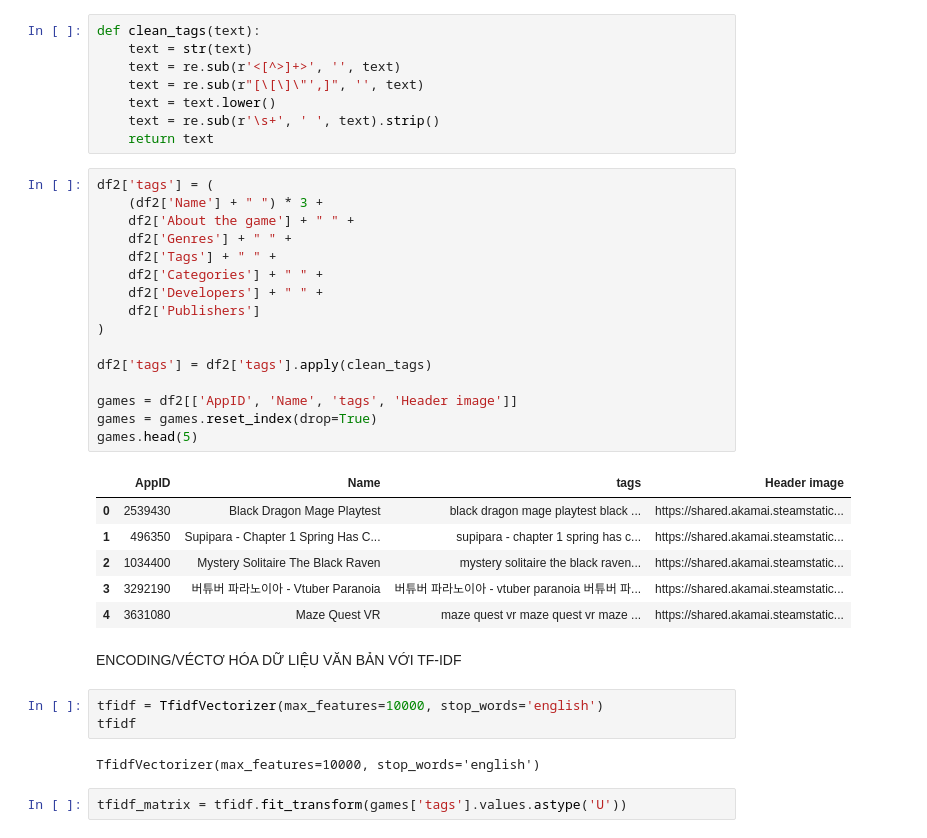
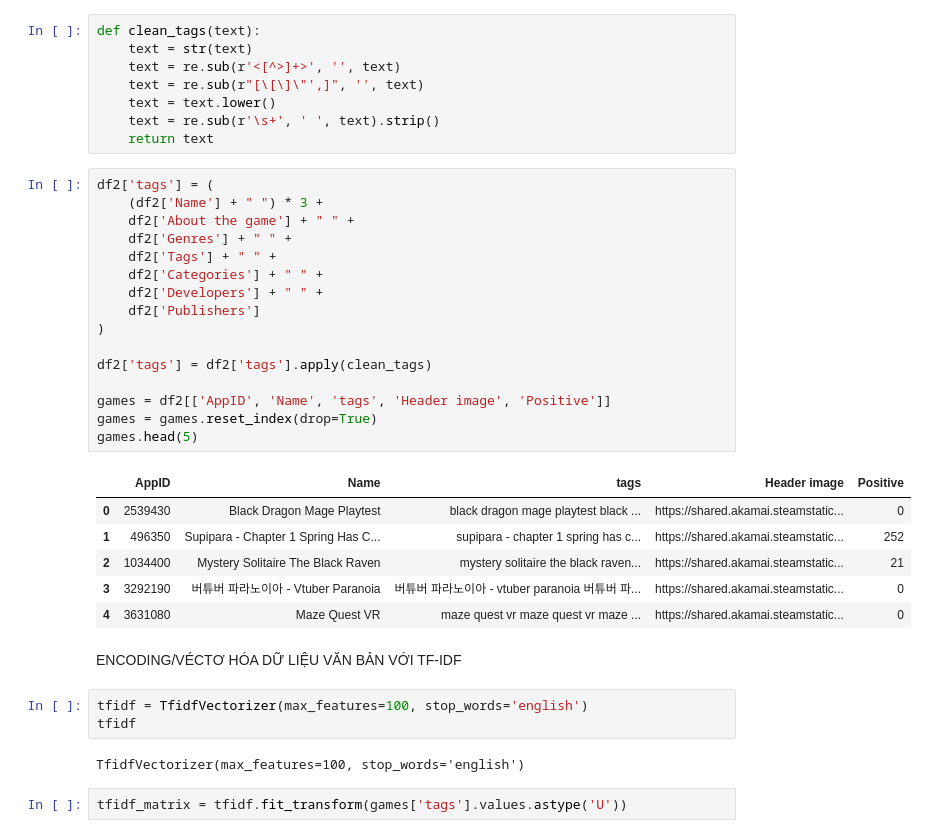
Before and after one commit to khanhNguyenHong2311/game-recommendation-system, a Jupyter notebook: main.ipynb, the cells around one changed output. Drawn from its saved outputs; the diff is of its cells as text.

```diff
--- a/main.ipynb
+++ b/main.ipynb
@@ -165,33 +165,33 @@ def clean_tags(text):
 # %%
 df2['tags'] = (
     (df2['Name'] + " ") * 3 +
     df2['About the game'] + " " +
     df2['Genres'] + " " +
     df2['Tags'] + " " +
     df2['Categories'] + " " +
     df2['Developers'] + " " +
     df2['Publishers']
 )
 
 df2['tags'] = df2['tags'].apply(clean_tags)
 
-games = df2[['AppID', 'Name', 'tags', 'Header image']]
+games = df2[['AppID', 'Name', 'tags', 'Header image', 'Positive']]
 games = games.reset_index(drop=True)
 games.head(5)
 # %% [output]
-|  | AppID | Name | tags | Header image |
-| 0 | 2539430 | Black Dragon Mage Playtest | black dragon mage playtest black ... | https://shared.akamai.steamstatic... |
-| 1 | 496350 | Supipara - Chapter 1 Spring Has C... | supipara - chapter 1 spring has c... | https://shared.akamai.steamstatic... |
-| 2 | 1034400 | Mystery Solitaire The Black Raven | mystery solitaire the black raven... | https://shared.akamai.steamstatic... |
-| 3 | 3292190 | 버튜버 파라노이아 - Vtuber Paranoia | 버튜버 파라노이아 - vtuber paranoia 버튜버 파... | https://shared.akamai.steamstatic... |
-| 4 | 3631080 | Maze Quest VR | maze quest vr maze quest vr maze ... | https://shared.akamai.steamstatic... |
+|  | AppID | Name | tags | Header image | Positive |
+| 0 | 2539430 | Black Dragon Mage Playtest | black dragon mage playtest black ... | https://shared.akamai.steamstatic... | 0 |
+| 1 | 496350 | Supipara - Chapter 1 Spring Has C... | supipara - chapter 1 spring has c... | https://shared.akamai.steamstatic... | 252 |
+| 2 | 1034400 | Mystery Solitaire The Black Raven | mystery solitaire the black raven... | https://shared.akamai.steamstatic... | 21 |
+| 3 | 3292190 | 버튜버 파라노이아 - Vtuber Paranoia | 버튜버 파라노이아 - vtuber paranoia 버튜버 파... | https://shared.akamai.steamstatic... | 0 |
+| 4 | 3631080 | Maze Quest VR | maze quest vr maze quest vr maze ... | https://shared.akamai.steamstatic... | 0 |
 # %% [markdown]
 ENCODING/VÉCTƠ HÓA DỮ LIỆU VĂN BẢN VỚI TF-IDF
 # %%
-tfidf = TfidfVectorizer(max_features=10000, stop_words='english')
+tfidf = TfidfVectorizer(max_features=100, stop_words='english')
 tfidf
 # %% [output]
-TfidfVectorizer(max_features=10000, stop_words='english')
+TfidfVectorizer(max_features=100, stop_words='english')
 # %%
 tfidf_matrix = tfidf.fit_transform(games['tags'].values.astype('U'))
 # %%
```
Also changed, not shown: parts of 6 cells of this notebook, 13 other files.
